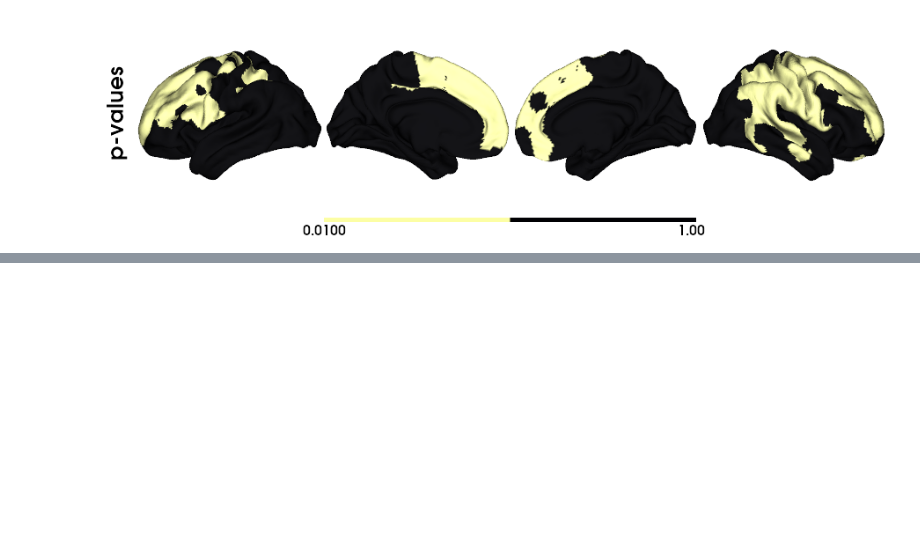
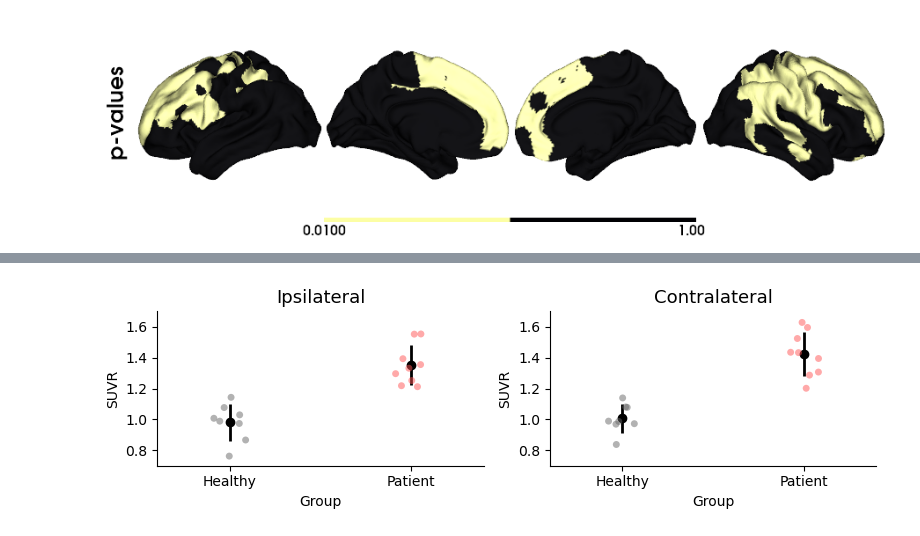
Before and after one commit to MICA-MNI/2025_in-vivo_tauPET-mk6240_TLE, a Jupyter notebook: scripts/Supplementaray_analysis.ipynb, the cells around one changed output, grey strips where cells are left out. Cells and saved outputs as stored; diff of their text form; code cells hidden in the pictures; blank space fills up the shorter version.

```diff
--- a/scripts/Supplementaray_analysis.ipynb
+++ b/scripts/Supplementaray_analysis.ipynb
@@ -219,0 +382,4 @@ plot_ctx_pval(fslr32k_lh, fslr32k_rh, slm_mixed, Str='p-values', Col="inferno_r"
+# %%
+plot_mk6240_group_summary(slm_mixed, tauMK6240[df['sex'] == 'F',:], df[df['sex'] == 'F'], threshold=0.01)
+# %% [output]
+[figure, added]
```
Also changed, not shown: parts of 9 cells of this notebook.
